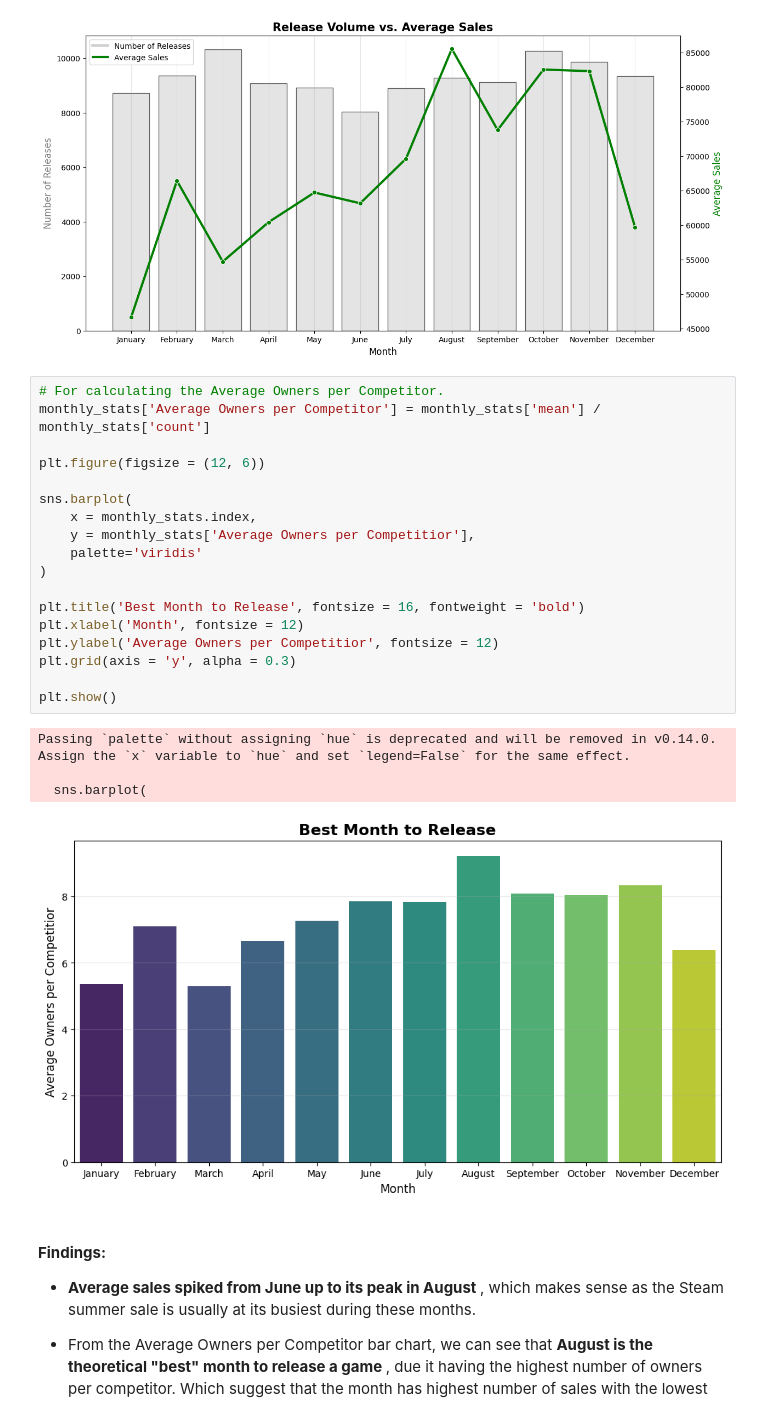
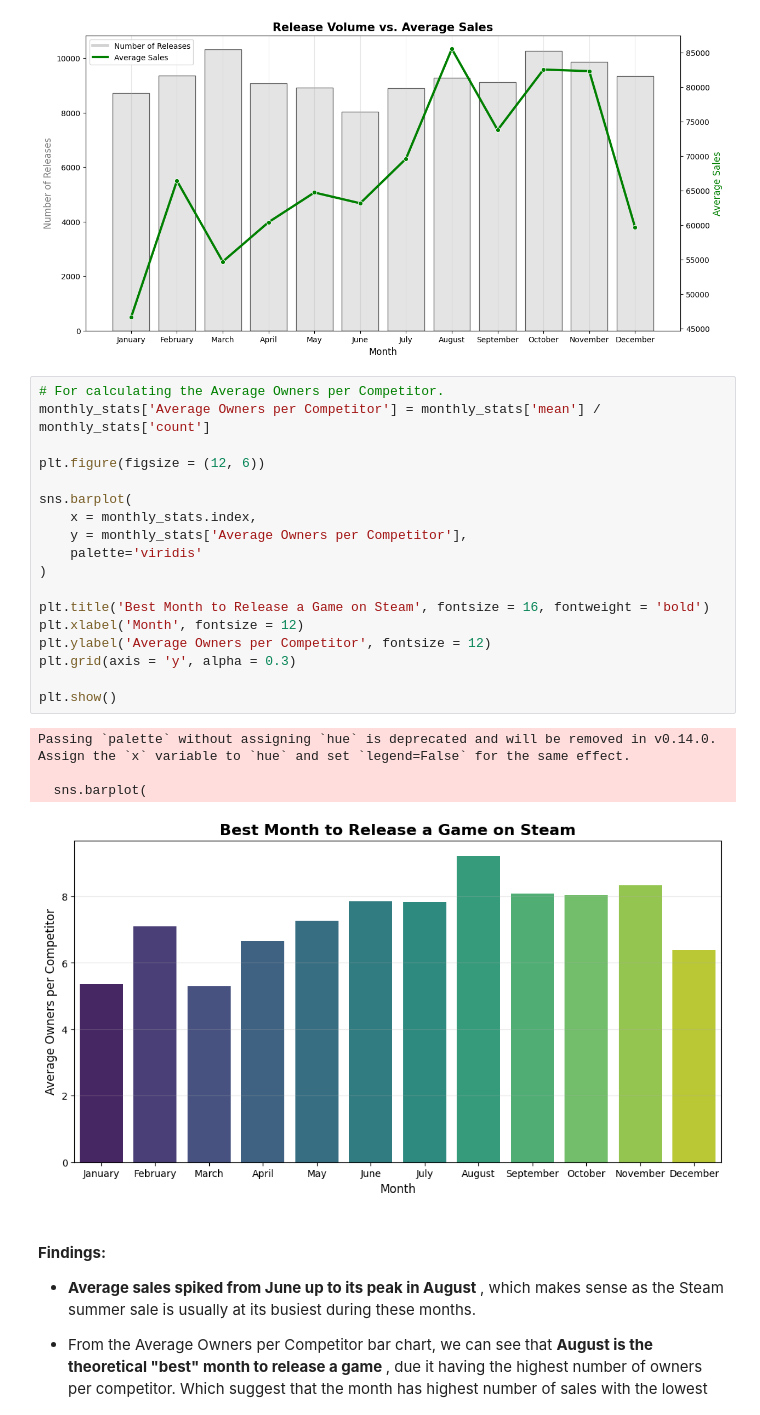
Before and after one commit to frzatla/steam-games-analysis, a Jupyter notebook: notebooks/exploratory_analysis.ipynb, the cells around one changed output. Cells and saved outputs as stored; diff of their text form.

```diff
--- a/notebooks/exploratory_analysis.ipynb
+++ b/notebooks/exploratory_analysis.ipynb
@@ -876,26 +885,26 @@ plt.show()
 # %%
 # For calculating the Average Owners per Competitor.
 monthly_stats['Average Owners per Competitor'] = monthly_stats['mean'] / monthly_stats['count']
 
 plt.figure(figsize = (12, 6))
 
 sns.barplot(
     x = monthly_stats.index,
-    y = monthly_stats['Average Owners per Competitior'],
+    y = monthly_stats['Average Owners per Competitor'],
     palette='viridis'
 )
 
-plt.title('Best Month to Release', fontsize = 16, fontweight = 'bold')
+plt.title('Best Month to Release a Game on Steam', fontsize = 16, fontweight = 'bold')
 plt.xlabel('Month', fontsize = 12)
-plt.ylabel('Average Owners per Competitior', fontsize = 12)
+plt.ylabel('Average Owners per Competitor', fontsize = 12)
 plt.grid(axis = 'y', alpha = 0.3)
 
 plt.show()
 # %% [output]
 Passing `palette` without assigning `hue` is deprecated and will be removed in v0.14.0. Assign the `x` variable to `hue` and set `legend=False` for the same effect.
 
   sns.barplot(
-[figure, old version]
+[figure, new version]
 # %% [markdown]
 **<h4> Findings: </h4>**
 
```
Also changed, not shown: parts of 16 cells of this notebook.
